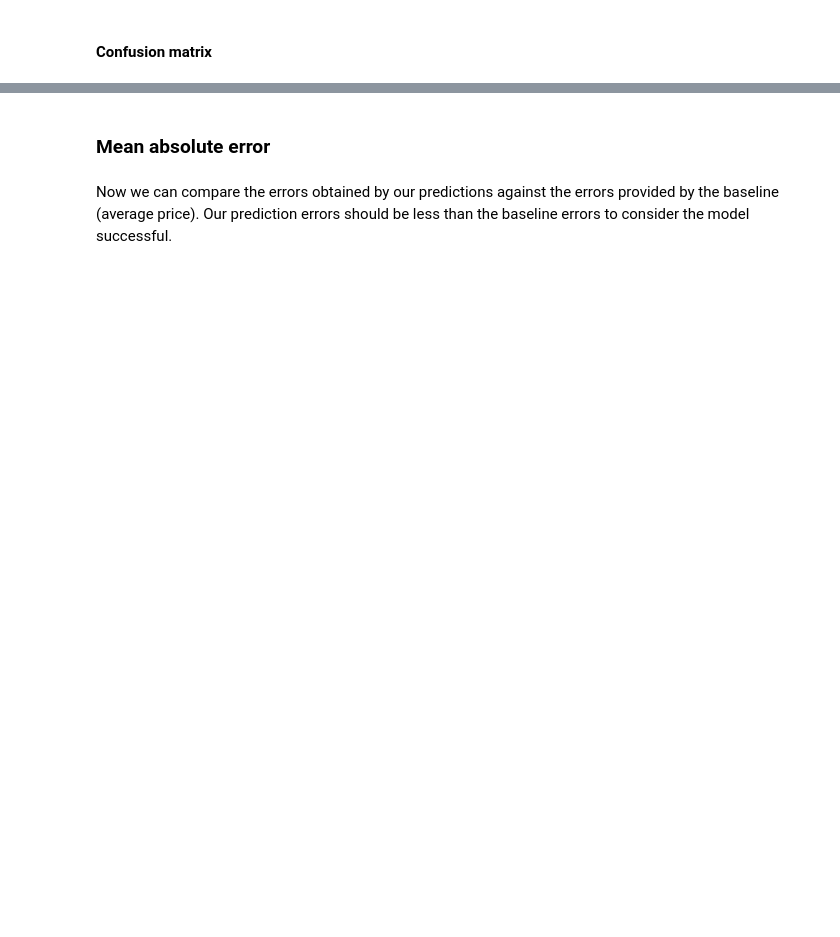
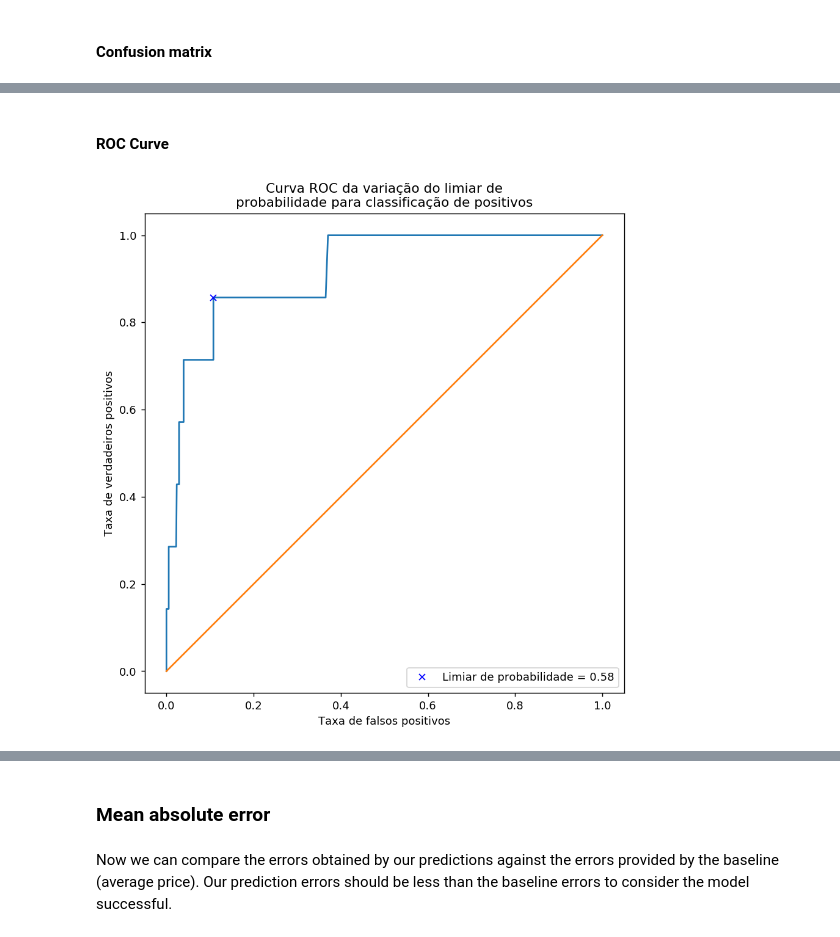
Before and after one commit to rpagliuca/amazon-copurchased-data-science, a Jupyter notebook: predict_links.ipynb, the cells around one changed output, grey strips where cells are left out. Drawn from its saved outputs; the diff is of its cells as text; code cells hidden in the pictures; blank space fills up the shorter version.

```diff
--- a/predict_links.ipynb
+++ b/predict_links.ipynb
@@ -357,0 +358,38 @@ Confusion matrix, without normalization
+# %% [markdown]
+#### ROC Curve
+# %%
+steps = 1001
+x = []
+y = []
+closest_to_optimal_distance = 99999
+closest_to_optimal_probability = None
+closest_to_optimal_point = None
+for r in range(0, steps):
+    s = 1/(steps - 1) * r
+    m = sklearn.metrics.confusion_matrix(test_target, map(lambda p: 1 if p[1] > s else 0, predictions_probability))
+    tn = m[0][0]
+    fp = m[0][1]
+    fn = m[1][0]
+    tp = m[1][1]
+    tpr = tp/(tp+fn)
+    fpr = fp/(fp+tn)
+    y.append(tpr)
+    x.append(fpr)
+    distance = ((fpr - 0)**2.0 + (tpr - 1)**2.0)**0.5
+    if distance < closest_to_optimal_distance:
+        closest_to_optimal_point = [fpr, tpr]
+        closest_to_optimal_distance = distance
+        closest_to_optimal_probability = s
+plt.figure(figsize=(8,8), dpi=130)
+plt.plot(x, y)
+plt.plot([0, 1], [0, 1])
+plt.plot(closest_to_optimal_point[0], closest_to_optimal_point[1], "bx", label=u"Limiar de probabilidade = " + str(closest_to_optimal_probability))
+plt.axes().set_aspect('equal')
+plt.axes().set_ylabel(u"Taxa de verdadeiros positivos")
+plt.axes().set_xlabel(u"Taxa de falsos positivos")
+plt.axes().legend()
+plt.title(u"Curva ROC da variação do limiar de\nprobabilidade para classificação de positivos")
+plt.axes().set_aspect('equal')
+plt.show()
+# %% [output]
+[figure, added]
```
Also changed, not shown: parts of 9 cells of this notebook, 1 other file.
